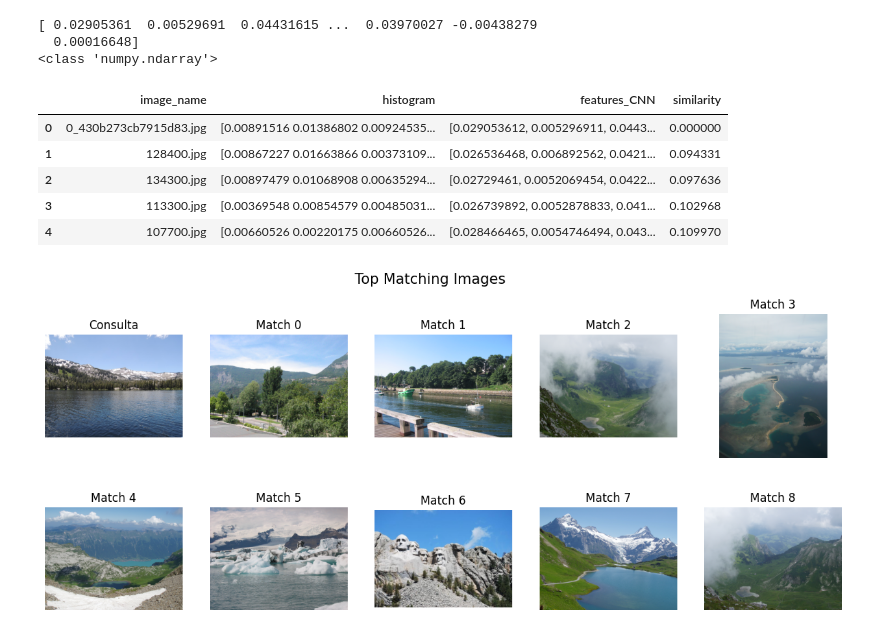
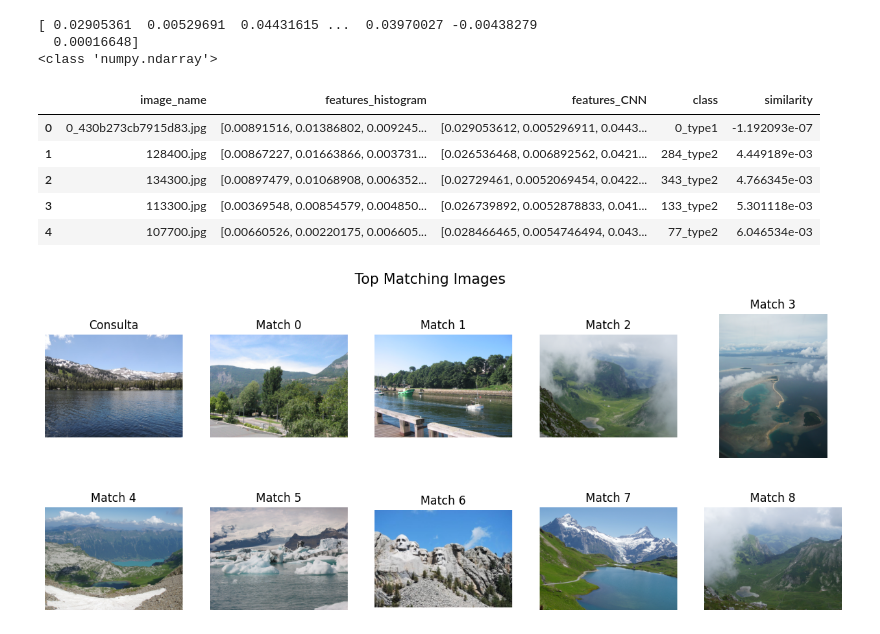
Before and after one commit to pabloyzm/LabInt, a Jupyter notebook: testing.ipynb, the cells around one changed output. Saved outputs shown, nothing was run; the diff lists cells and outputs as text; code cells hidden in the pictures.

```diff
--- a/testing.ipynb
+++ b/testing.ipynb
@@ -11,3 +12,15 @@ config = yaml.load(open('/root/labint/scripts/LabInt/config/full_images_to_hist_
 n_bins = config['clusterization_config']['n_clusters']
+# %%
+df = pd.read_csv('/root/labint/LabInt/LabInt/csv/total_histogram_CNN.csv')
+SIFT = SIFTFeatures("", "", run=False)
+# get all images from the same class
+df["class"] = df["image_name"].apply(lambda x: SIFT.get_class(x))
+df["features_histogram"] = df["features_histogram"].apply(lambda x: get_hist_from_str(x, separator=' '))
+
+df.head()
+# %%
+#PARAMETROS GLOBALES
+IMAGE_EXAMPLE = df["image_name"][0]
+MEASURE = 'cosine'
 # %% [markdown]
 ## Método Handcrafted
@@ -142,6 +131,6 @@ plot_histogram(df_CNN,0,n_bins=4096, feature_type='CNN')
 # %%
 #convert each row to numpyy array
 from tqdm import notebook
-for index,row in notebook.tqdm(df_CNN.iterrows()):
-    df_CNN.at[index, 'features_CNN'] = get_hist_from_str(df_CNN.at[index, 'features_CNN'], separator=',')
+for index,row in notebook.tqdm(df.iterrows()):
+    df.at[index, 'features_CNN'] = get_hist_from_str(df.at[index, 'features_CNN'], separator=',')
 # %%
@@ -152,14 +141,14 @@ print(type(df_CNN['features_CNN'][0]))
   0.00016648]
 <class 'numpy.ndarray'>
 # %%
-image_example = df_CNN["image_name"][0]
-df_query = query_image(df_CNN, image_example, measure="euclidean", feature_type = "CNN")
-df_query.head()
+image_example = df["image_name"][0]
+df_query_CNN = query_image(df,IMAGE_EXAMPLE, measure=MEASURE, feature_type = "CNN")
+df_query_CNN.head()
 # %% [output]
-|  | image_name | histogram | features_CNN | similarity |
-| 0 | 0_430b273cb7915d83.jpg | [0.00891516 0.01386802 0.00924535... | [0.029053612, 0.005296911, 0.0443... | 0.000000 |
-| 1 | 128400.jpg | [0.00867227 0.01663866 0.00373109... | [0.026536468, 0.006892562, 0.0421... | 0.094331 |
-| 2 | 134300.jpg | [0.00897479 0.01068908 0.00635294... | [0.02729461, 0.0052069454, 0.0422... | 0.097636 |
-| 3 | 113300.jpg | [0.00369548 0.00854579 0.00485031... | [0.026739892, 0.0052878833, 0.041... | 0.102968 |
-| 4 | 107700.jpg | [0.00660526 0.00220175 0.00660526... | [0.028466465, 0.0054746494, 0.043... | 0.109970 |
+|  | image_name | features_histogram | features_CNN | class | similarity |
+| 0 | 0_430b273cb7915d83.jpg | [0.00891516, 0.01386802, 0.009245... | [0.029053612, 0.005296911, 0.0443... | 0_type1 | -1.192093e-07 |
+| 1 | 128400.jpg | [0.00867227, 0.01663866, 0.003731... | [0.026536468, 0.006892562, 0.0421... | 284_type2 | 4.449189e-03 |
+| 2 | 134300.jpg | [0.00897479, 0.01068908, 0.006352... | [0.02729461, 0.0052069454, 0.0422... | 343_type2 | 4.766345e-03 |
+| 3 | 113300.jpg | [0.00369548, 0.00854579, 0.004850... | [0.026739892, 0.0052878833, 0.041... | 133_type2 | 5.301118e-03 |
+| 4 | 107700.jpg | [0.00660526, 0.00220175, 0.006605... | [0.028466465, 0.0054746494, 0.043... | 77_type2 | 6.046534e-03 |
 # %%
```
Also changed, not shown: parts of 44 cells of this notebook, 6 other files.
